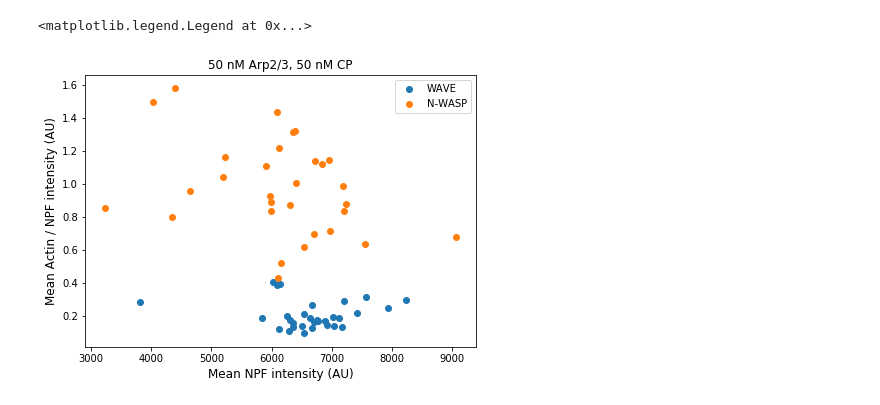
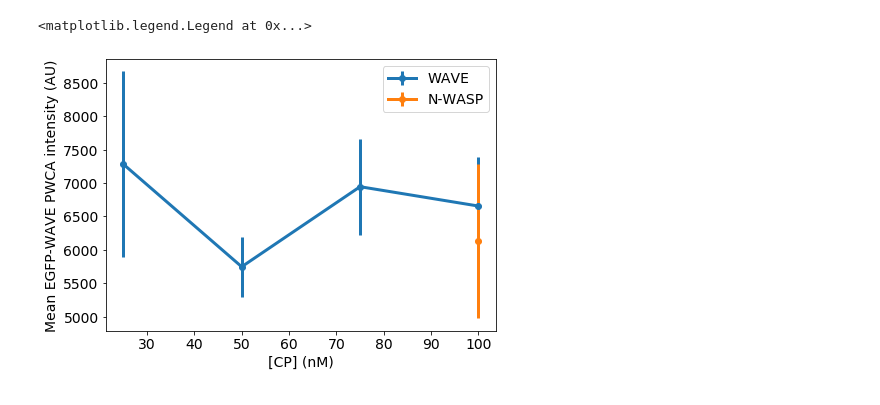
Before and after one commit to jiongyi/postdoc, a Jupyter notebook: actin_assembly/bead_motility/2019_10_18_measure_npf_fluorescence_intensity.ipynb, the cells around one changed output. Saved outputs shown, nothing was run; the diff lists cells and outputs as text; code cells hidden in the pictures.

```diff
--- a/actin_assembly/bead_motility/2019_10_18_measure_npf_fluorescence_intensity.ipynb
+++ b/actin_assembly/bead_motility/2019_10_18_measure_npf_fluorescence_intensity.ipynb
@@ -1 +68,26 @@
+# %%
+wave_mean_intensity_row = array([nanmean(cp25_wave_comet_props_mat[:, 0]),
+                                        nanmean(cp50_wave_comet_props_mat[:, 0]),
+                                        nanmean(cp75_wave_comet_props_mat[:, 0]),
+                                        nanmean(cp100_wave_comet_props_mat[:, 0])])
+wave_std_intensity_row = array([nanstd(cp25_wave_comet_props_mat[:, 1]),
+                                        nanstd(cp50_wave_comet_props_mat[:, 0]),
+                                        nanstd(cp75_wave_comet_props_mat[:, 0]),
+                                        nanstd(cp100_wave_comet_props_mat[:, 0])])
+
+n_wasp_mean_intensity_row = array([nanmean(cp100_n_wasp_props_mat[:, 0])])
+n_wasp_std_intensity_row = array([nanstd(cp100_n_wasp_props_mat[:, 0])])
+
+fig3_hand, axes3_hand = subplots()
+fig3_hand.set_figheight(5)
+fig3_hand.set_figwidth(7)
+axes3_hand.errorbar(cp_row, wave_mean_intensity_row, yerr = wave_std_intensity_row, fmt = 'o-', linewidth = 3, label = 'WAVE')
+axes3_hand.errorbar(cp_row[-1], n_wasp_mean_intensity_row, n_wasp_std_intensity_row, fmt = 'o-', linewidth = 3, label = 'N-WASP')
+axes3_hand.tick_params(labelsize = 14)
+axes3_hand.set_xlabel('[CP] (nM)', fontsize = 14)
+axes3_hand.set_ylabel('Mean EGFP-WAVE PWCA intensity (AU)', fontsize = 14)
+axes3_hand.legend(fontsize = 14)
+# %% [output]
+<matplotlib.legend.Legend at 0x...>
+[figure, added]
 # %%
@@ -8,15 +95,0 @@ cp100_wave_comet_props_mat = batch_analysis(cp100_wave_folder_path)
-# %%
-%matplotlib inline
-from matplotlib.pyplot import subplots
-fig1_hand, axes1_hand = subplots()
-fig1_hand.set_figwidth(7)
-fig1_hand.set_figheight(5)
-axes1_hand.scatter(cp100_wave_comet_props_mat[:, 0], cp100_wave_comet_props_mat[:, 1] / cp100_wave_comet_props_mat[:, 0])
-axes1_hand.scatter(cp100_n_wasp_props_mat[:, 0], cp100_n_wasp_props_mat[:, 1] / cp100_n_wasp_props_mat[:, 0])
-axes1_hand.set_xlabel('Mean NPF intensity (AU)', fontsize = 12)
-axes1_hand.set_ylabel('Mean Actin / NPF intensity (AU)', fontsize = 12)
-axes1_hand.set_title('50 nM Arp2/3, 50 nM CP')
-axes1_hand.legend({'WAVE', 'N-WASP'})
-# %% [output]
-<matplotlib.legend.Legend at 0x...>
-[figure, removed]
```
Also changed, not shown: parts of 16 cells of this notebook.
